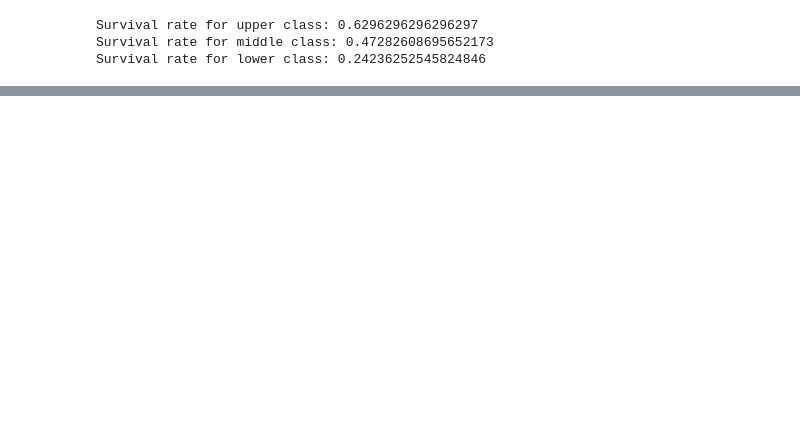
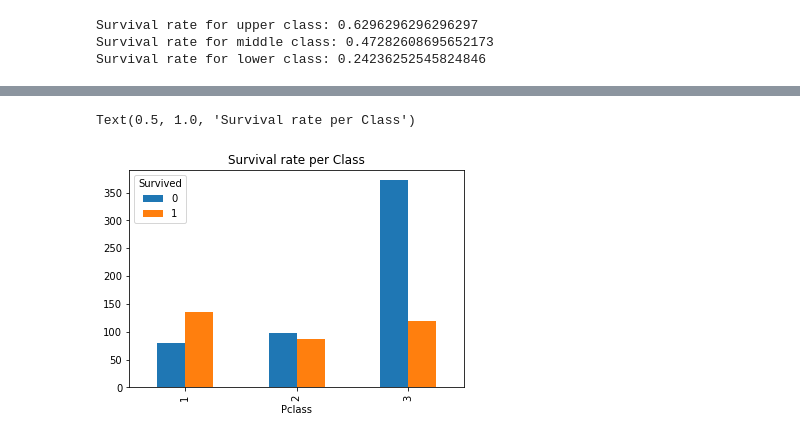
Before and after one commit to Tarek-B/Titanic-ML-predictions, a Jupyter notebook: training.ipynb, the cells around one changed output, grey strips where cells are left out. Cells and saved outputs as stored; diff of their text form; code cells hidden in the pictures; blank space fills up the shorter version.

```diff
--- a/training.ipynb
+++ b/training.ipynb
@@ -52,0 +161,6 @@ Survival rate for lower class: 0.24236252545824846
+# %%
+pd.crosstab(df.Pclass, df.Survived).plot(kind='bar')
+plt.title("Survival rate per Class")
+# %% [output]
+Text(0.5, 1.0, 'Survival rate per Class')
+[figure, added]
```
Also changed, not shown: parts of 52 cells of this notebook, 1 other file.
